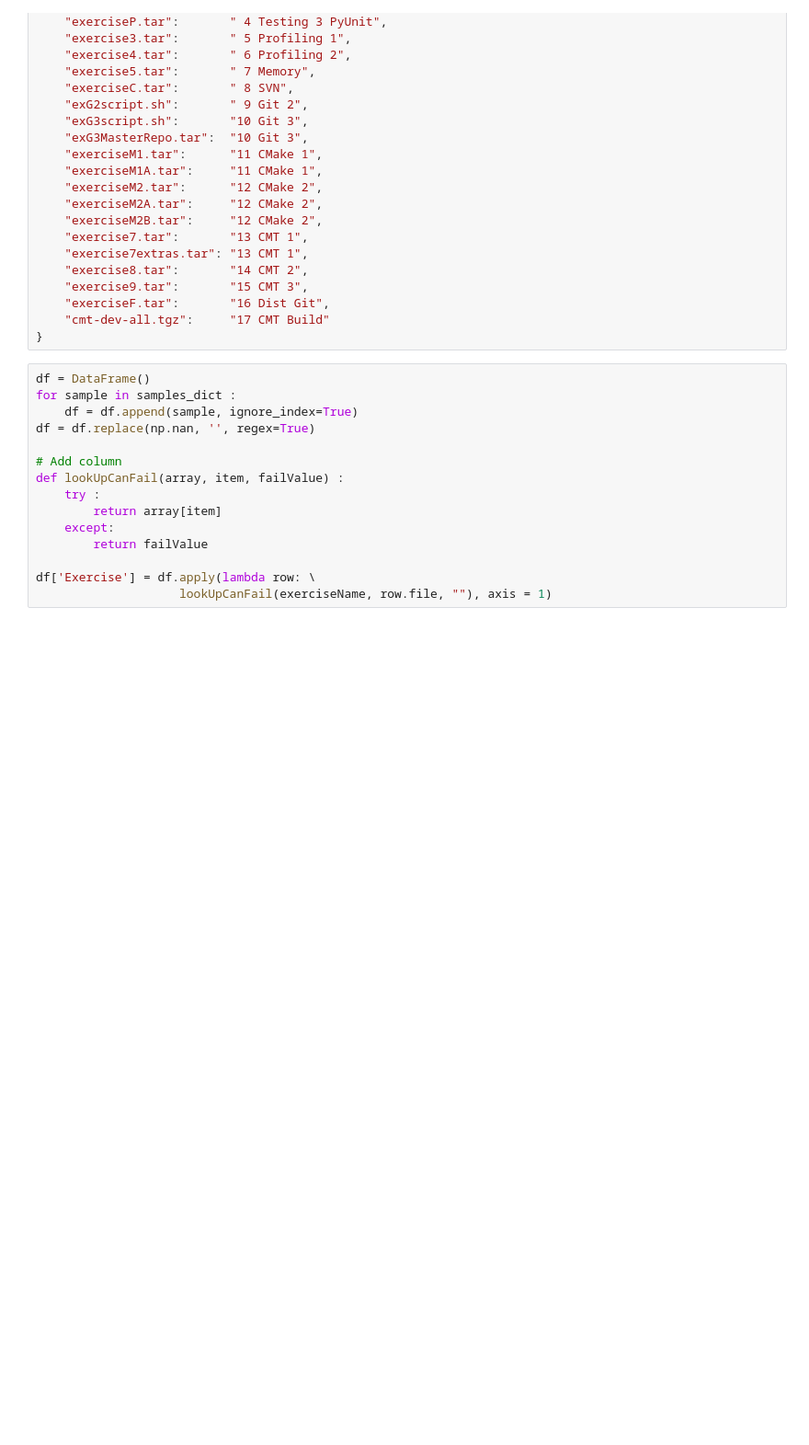
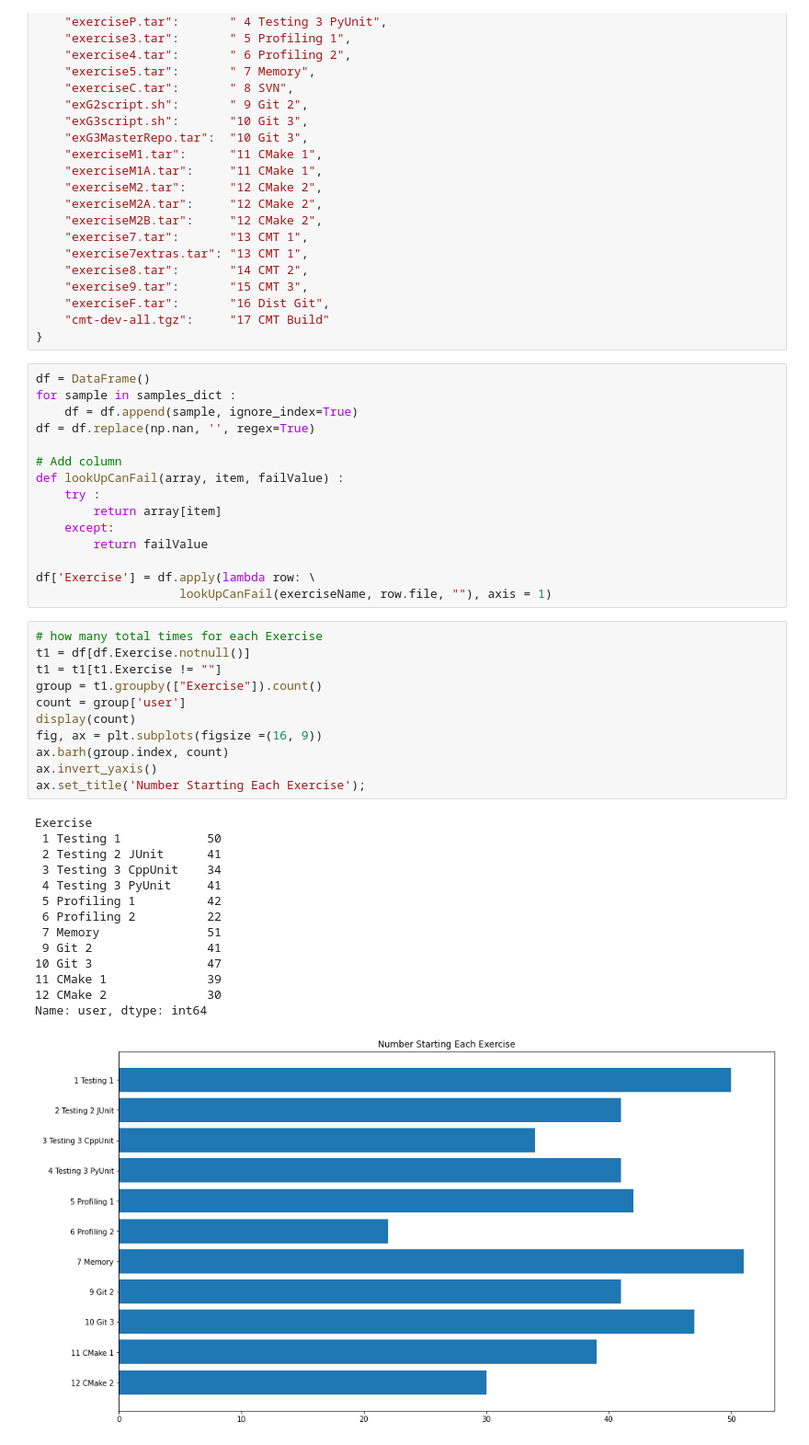
Before and after one commit to bobjacobsen/csc-exercises, a Jupyter notebook: Auxiliary/logging/CSC exercises summary.ipynb, the cells around one changed output. Shown at 92% size. Saved outputs shown, nothing was run; the diff lists cells and outputs as text; blank space fills up the shorter version.

```diff
--- a/Auxiliary/logging/CSC exercises summary.ipynb
+++ b/Auxiliary/logging/CSC exercises summary.ipynb
@@ -75,3 +77,29 @@ def lookUpCanFail(array, item, failValue) :
 
 df['Exercise'] = df.apply(lambda row: \
                     lookUpCanFail(exerciseName, row.file, ""), axis = 1)
+# %%
+# how many total times for each Exercise
+t1 = df[df.Exercise.notnull()]
+t1 = t1[t1.Exercise != ""]
+group = t1.groupby(["Exercise"]).count()
+count = group['user']
+display(count)
+fig, ax = plt.subplots(figsize =(16, 9))
+ax.barh(group.index, count)
+ax.invert_yaxis()
+ax.set_title('Number Starting Each Exercise');
+# %% [output]
+Exercise
+ 1 Testing 1            50
+ 2 Testing 2 JUnit      41
+ 3 Testing 3 CppUnit    34
+ 4 Testing 3 PyUnit     41
+ 5 Profiling 1          42
+ 6 Profiling 2          22
+ 7 Memory               51
+ 9 Git 2                41
+10 Git 3                47
+11 CMake 1              39
+12 CMake 2              30
+Name: user, dtype: int64
+[figure, added]
```
Also changed, not shown: parts of 16 cells of this notebook, 14 other files.
